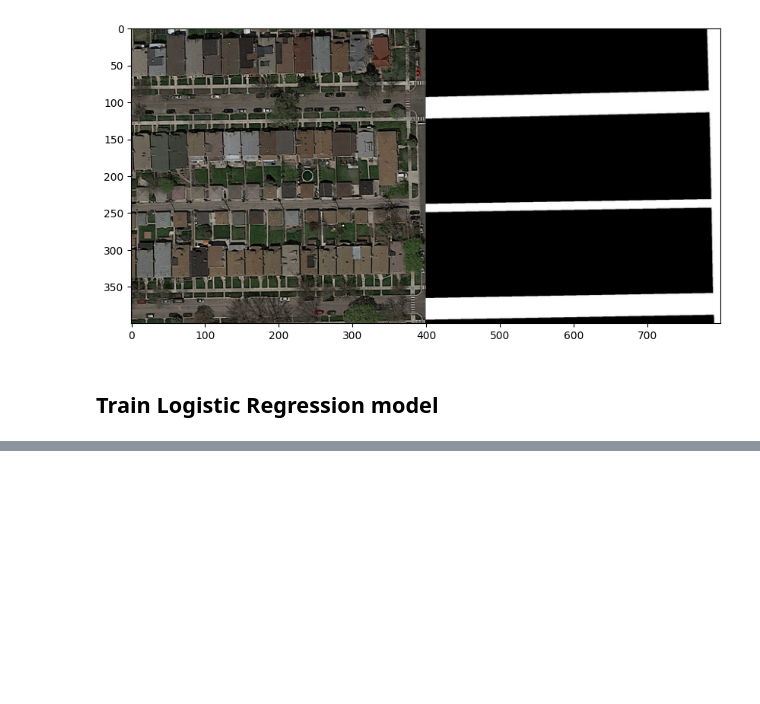
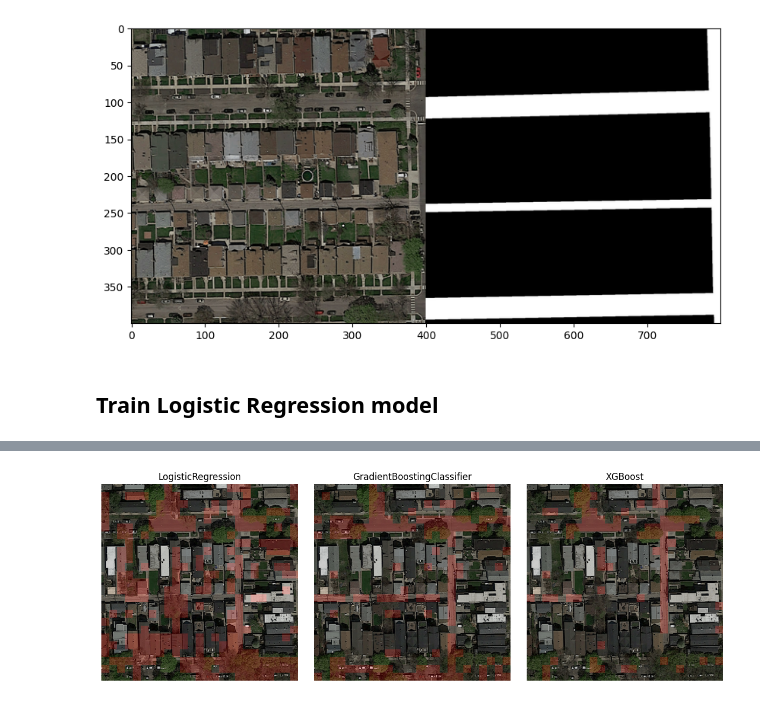
Before and after one commit to CS-433/ml-project-2-odds-oddities, a Jupyter notebook: notebooks/baseline_model.ipynb, the cells around one changed output, grey strips where cells are left out. Cells and saved outputs as stored; diff of their text form; code cells hidden in the pictures; blank space fills up the shorter version.

Commit message:
Added cross-validation baseline model generation

```diff
--- a/notebooks/baseline_model.ipynb
+++ b/notebooks/baseline_model.ipynb
@@ -238,8 +257,16 @@ models["XGBoost"] = automl
 # %%
-# Convert array of labels to an image
+def label_to_img(imgwidth, imgheight, w, h, labels):
+    """
+    Convert array of labels to an image for visualization by mapping patches back into full image resolution.
 
+    @param imgwidth: width of the mask
+    @param imgheight: height of the mask
+    @param w: width of the patch
+    @param h: height of the patch
+    @param labels: predictions
+    @return: prediction as image
+    """
 
-def label_to_img(imgwidth, imgheight, w, h, labels):
     im = np.zeros([imgwidth, imgheight])
     idx = 0
     for i in range(0, imgheight, h):
@@ -250,6 +277,14 @@ def label_to_img(imgwidth, imgheight, w, h, labels):
 
 
 def make_img_overlay(img, predicted_img):
+    """
+    Overlay road/background prediction to image.
+
+    @param img: real satellite image
+    @param predicted_img: prediction layer image
+    @return:
+    """
+
     w = img.shape[0]
     h = img.shape[1]
     color_mask = np.zeros((w, h, 3), dtype=np.uint8)
@@ -319,0 +298,79 @@ accuracy score is 0.79
+# %%
+def visualize_predictions(models, image_dir, files, img_idx = 12):
+    """
+    Visualize the predictions of the different models as an overlay on a training set image
+
+    @param models: dictionary of trained models
+    @param image_dir: directory where the training set images are located
+    @param files: list image_dir contents
+    @param img_idx: index of the image (from training set) used for visualization
+    @return: None
+    """
+
+    fig = plt.figure(layout='tight', figsize=(12, 4))
+
+    # Generate prediction example for each model
+    for i, (name, model) in enumerate(models.items()):
+        # Read picture and predict
+        Xi = extract_img_features( os.path.join(image_dir, files[img_idx]))
+        Zi = model.predict(Xi)
+
+        # Create prediction overlay
+        w = masks[img_idx].shape[0]
+        h = masks[img_idx].shape[1]
+        predicted_im = label_to_img(w, h, patch_size, patch_size, Zi)
+        new_img = make_img_overlay(imgs[img_idx], predicted_im)
+
+        # Add image to figure
+        ax = fig.add_subplot(1, 3, i+1)
+        ax.imshow(new_img)
+        ax.set_title(name)
+        ax.axis("off")
+
+
+K_FOLDS = 3
+MODEL_COUNT = 3
+
+# Results matrices, where each row contains the results of one fold, and each column represents a specific model.
+f1_results = np.empty((K_FOLDS, MODEL_COUNT))
+accuracy_results = np.empty((K_FOLDS, MODEL_COUNT))
+TPR_results = np.empty((K_FOLDS, MODEL_COUNT))
+
+k_fold = KFold(n_splits=K_FOLDS, shuffle=True, random_state=42)
+for fold, (train_idx, val_idx) in enumerate(k_fold.split(X)):
+    # Create fresh models at the start of each fold
+    models = create_models()
+    print(f"\nk-fold={fold}\n")
+
+    # Train and test all models on current fold's data
+    for model_idx, (name, model) in enumerate(models.items()):
+        print(f"\nModel: {name}")
+        print("Training model")
+        model.fit(X[train_idx], Y[train_idx])
+
+        # Predict on the training set
+        pred = model.predict(X[val_idx])
+
+        # Get non-zeros in prediction and grountruth arrays
+        pred_nonzero = np.nonzero(pred)[0]
+        Y_nonzero = np.nonzero(Y[val_idx])[0]
+
+        # Print scores
+        f1 = f1_score(Y[val_idx], pred, zero_division='warn')
+        print(f"f1 score is {round(f1, 3)}")
+
+        TPR = len(list(set(Y_nonzero) & set(pred_nonzero))) / float(len(pred))
+        print("True positive rate = " + str(round(TPR, 3)))
+
+        accuracy = accuracy_score(Y[val_idx], pred)
+        print(f"accuracy score is {round(accuracy, 3)}")
+
+        # Save fold and model results for later aggregation
+        f1_results[fold][model_idx] = f1
+        accuracy_results[fold][model_idx] = accuracy
+        TPR_results[fold][model_idx] = TPR
+
+    #### Show prediction on example image after last fold
+    if fold == K_FOLDS-1:
+        visualize_predictions(models, image_dir, files)
+# %% [output]
@@ -319,0 +394 @@ accuracy score is 0.79
+[figure, added]
```
Also changed, not shown: parts of 18 cells of this notebook.
